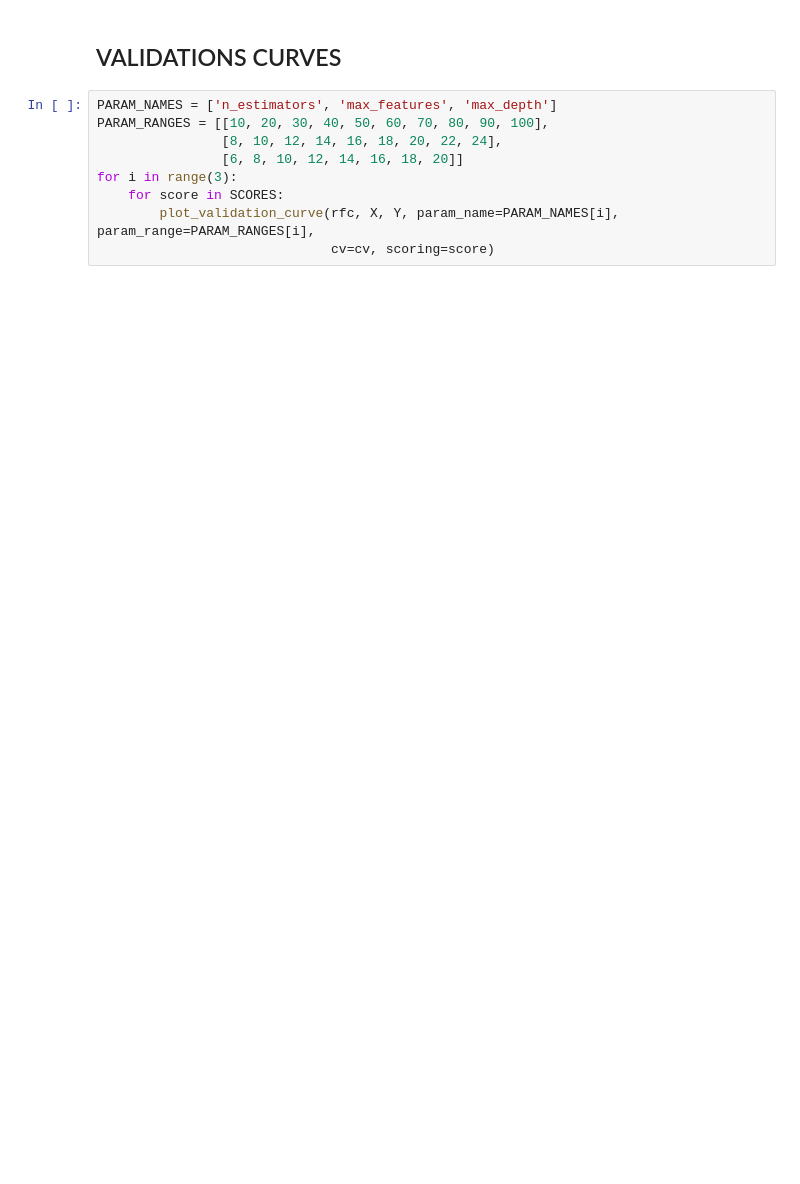
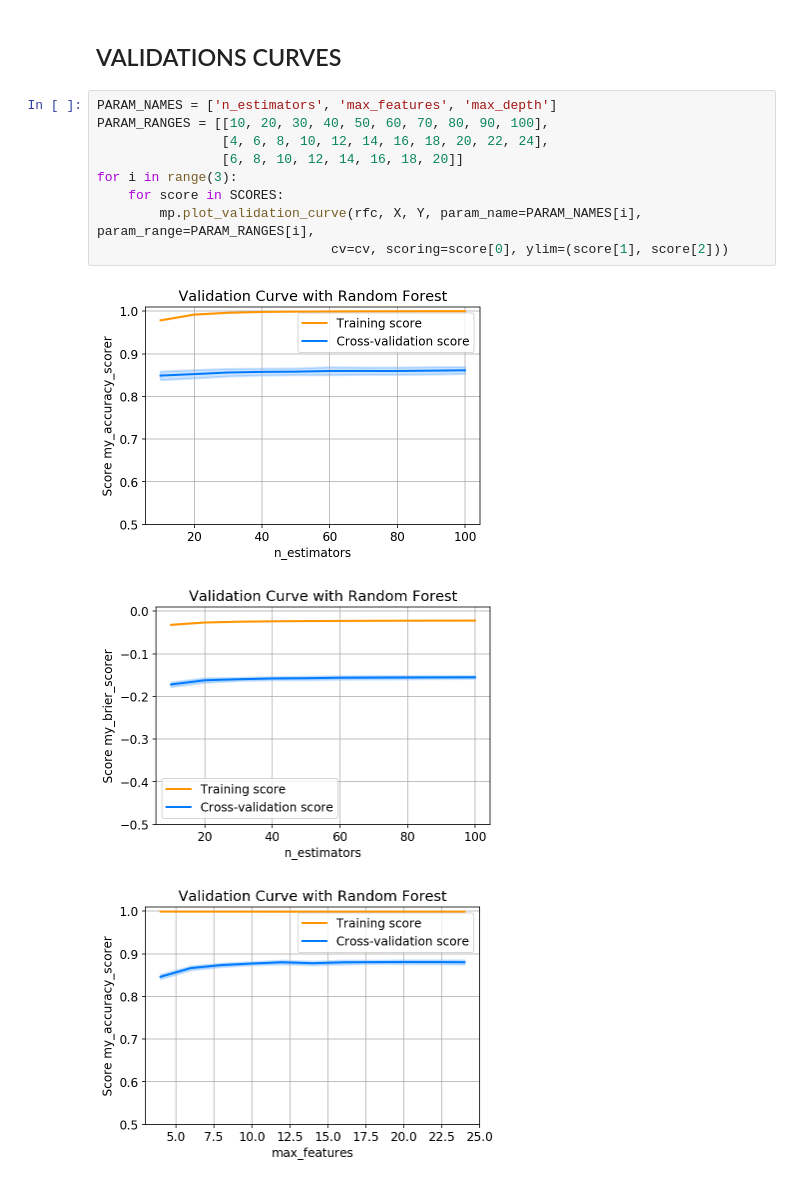
Before and after one commit to albertosm27/bloscml, a Jupyter notebook: notebooks/deliver/random_forest_analysis.ipynb, the cells around one changed output. Saved outputs shown, nothing was run; the diff lists cells and outputs as text; blank space fills up the shorter version.

```diff
--- a/notebooks/deliver/random_forest_analysis.ipynb
+++ b/notebooks/deliver/random_forest_analysis.ipynb
@@ -62,9 +70,13 @@ for score in SCORES:
 # %%
 PARAM_NAMES = ['n_estimators', 'max_features', 'max_depth']
 PARAM_RANGES = [[10, 20, 30, 40, 50, 60, 70, 80, 90, 100],
-                [8, 10, 12, 14, 16, 18, 20, 22, 24],
+                [4, 6, 8, 10, 12, 14, 16, 18, 20, 22, 24],
                 [6, 8, 10, 12, 14, 16, 18, 20]]
 for i in range(3):
     for score in SCORES:
-        plot_validation_curve(rfc, X, Y, param_name=PARAM_NAMES[i], param_range=PARAM_RANGES[i],
-                              cv=cv, scoring=score)
+        mp.plot_validation_curve(rfc, X, Y, param_name=PARAM_NAMES[i], param_range=PARAM_RANGES[i],
+                              cv=cv, scoring=score[0], ylim=(score[1], score[2]))
+# %% [output]
+[figure, added]
+[figure, added]
+[figure, added]
```
Also changed, not shown: parts of 9 cells of this notebook, 5 other files.
